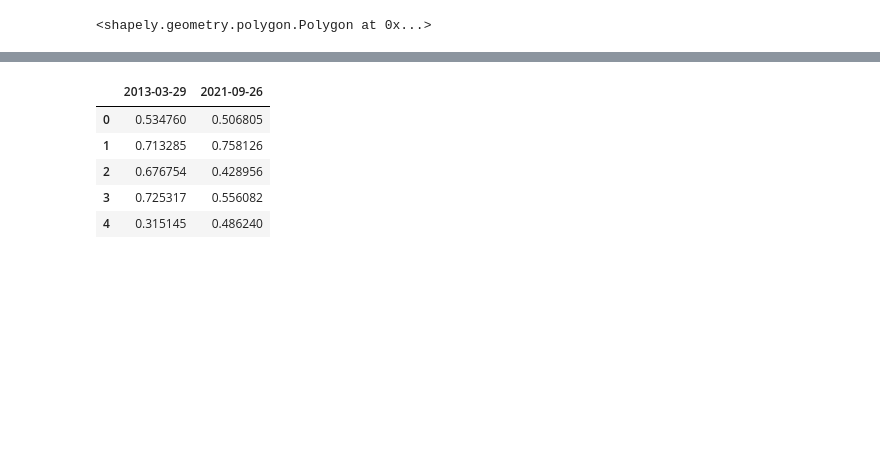
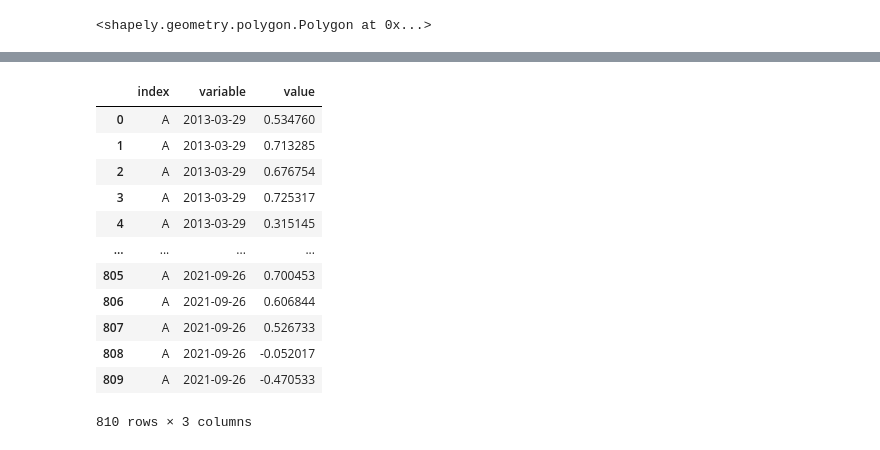
Before and after one commit to kenquix/ndvi-app, a Jupyter notebook: butuan.ipynb, the cells around one changed output, grey strips where cells are left out. Cells and saved outputs as stored; diff of their text form; code cells hidden in the pictures; blank space fills up the shorter version.

```diff
--- a/butuan.ipynb
+++ b/butuan.ipynb
@@ -88,10 +109,19 @@ alt.Chart(df).transform_density(
 # %%
 df = pd.read_csv('hist_df.csv')
-df.head()
+df['index'] = 'A'
+df = pd.melt(df, id_vars=['index'])
+df
 # %% [output]
-|  | 2013-03-29 | 2021-09-26 |
-| 0 | 0.534760 | 0.506805 |
-| 1 | 0.713285 | 0.758126 |
-| 2 | 0.676754 | 0.428956 |
-| 3 | 0.725317 | 0.556082 |
-| 4 | 0.315145 | 0.486240 |
+|  | index | variable | value |
+| 0 | A | 2013-03-29 | 0.534760 |
+| 1 | A | 2013-03-29 | 0.713285 |
+| 2 | A | 2013-03-29 | 0.676754 |
+| 3 | A | 2013-03-29 | 0.725317 |
+| 4 | A | 2013-03-29 | 0.315145 |
+| ... | ... | ... | ... |
+| 805 | A | 2021-09-26 | 0.700453 |
+| 806 | A | 2021-09-26 | 0.606844 |
+| 807 | A | 2021-09-26 | 0.526733 |
+| 808 | A | 2021-09-26 | -0.052017 |
+| 809 | A | 2021-09-26 | -0.470533 |
+810 rows × 3 columns
```
Also changed, not shown: parts of 3 cells of this notebook, 2 other files.
